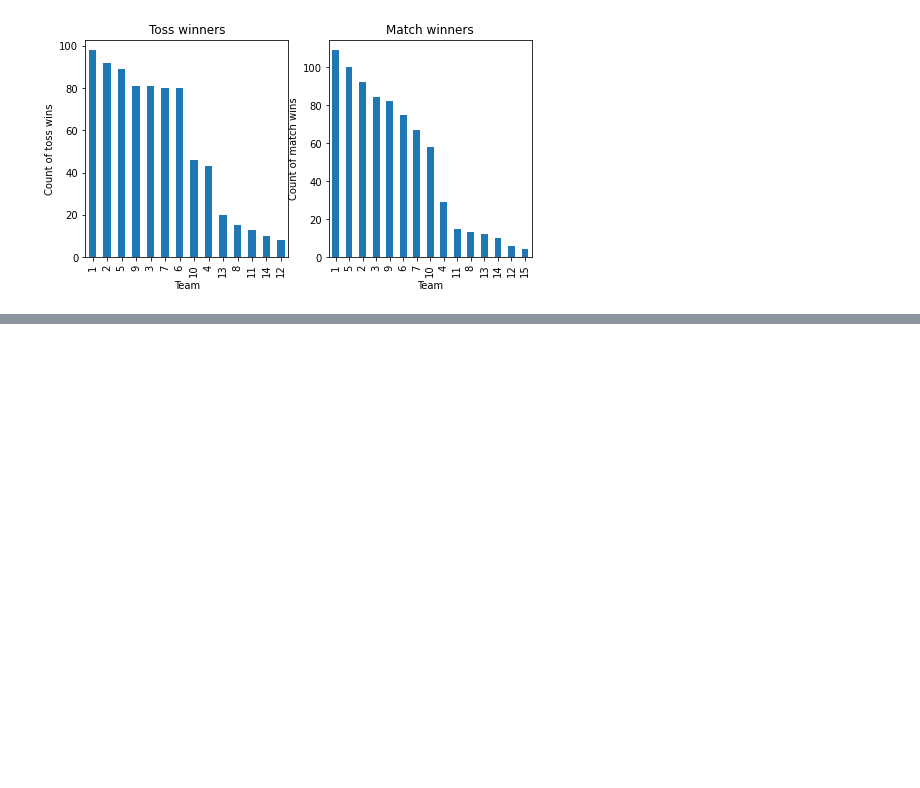
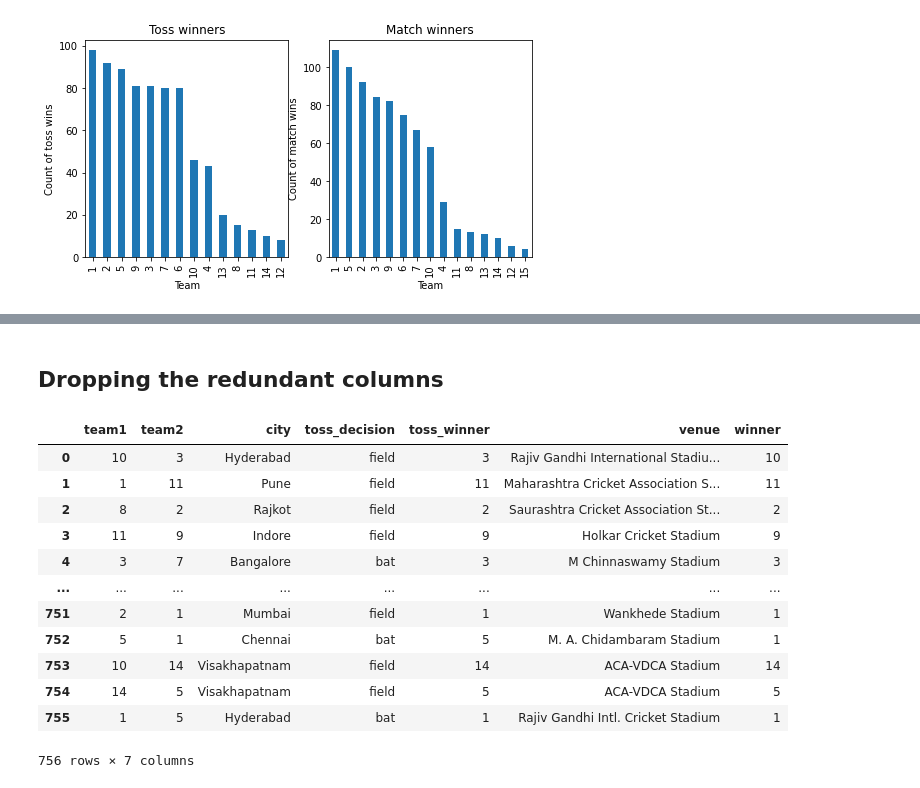
Before and after one commit to Ash1506/Cricket-score-predictor, a Jupyter notebook: Cricket score predictor.ipynb, the cells around one changed output, grey strips where cells are left out. Saved outputs shown, nothing was run; the diff lists cells and outputs as text; code cells hidden in the pictures; blank space fills up the shorter version.

```diff
--- a/Cricket score predictor.ipynb
+++ b/Cricket score predictor.ipynb
@@ -372,0 +411,19 @@ match_wins.plot(kind='bar')
+# %% [markdown]
+## Dropping the redundant columns
+# %%
+match_df=match_df[['team1','team2','city','toss_decision','toss_winner','venue','winner']]
+match_df
+# %% [output]
+|  | team1 | team2 | city | toss_decision | toss_winner | venue | winner |
+| 0 | 10 | 3 | Hyderabad | field | 3 | Rajiv Gandhi International Stadiu... | 10 |
+| 1 | 1 | 11 | Pune | field | 11 | Maharashtra Cricket Association S... | 11 |
+| 2 | 8 | 2 | Rajkot | field | 2 | Saurashtra Cricket Association St... | 2 |
+| 3 | 11 | 9 | Indore | field | 9 | Holkar Cricket Stadium | 9 |
+| 4 | 3 | 7 | Bangalore | bat | 3 | M Chinnaswamy Stadium | 3 |
+| ... | ... | ... | ... | ... | ... | ... | ... |
+| 751 | 2 | 1 | Mumbai | field | 1 | Wankhede Stadium | 1 |
+| 752 | 5 | 1 | Chennai | bat | 5 | M. A. Chidambaram Stadium | 1 |
+| 753 | 10 | 14 | Visakhapatnam | field | 14 | ACA-VDCA Stadium | 14 |
+| 754 | 14 | 5 | Visakhapatnam | field | 5 | ACA-VDCA Stadium | 5 |
+| 755 | 1 | 5 | Hyderabad | bat | 1 | Rajiv Gandhi Intl. Cricket Stadium | 1 |
+756 rows × 7 columns
```
Also changed, not shown: parts of 9 cells of this notebook.
